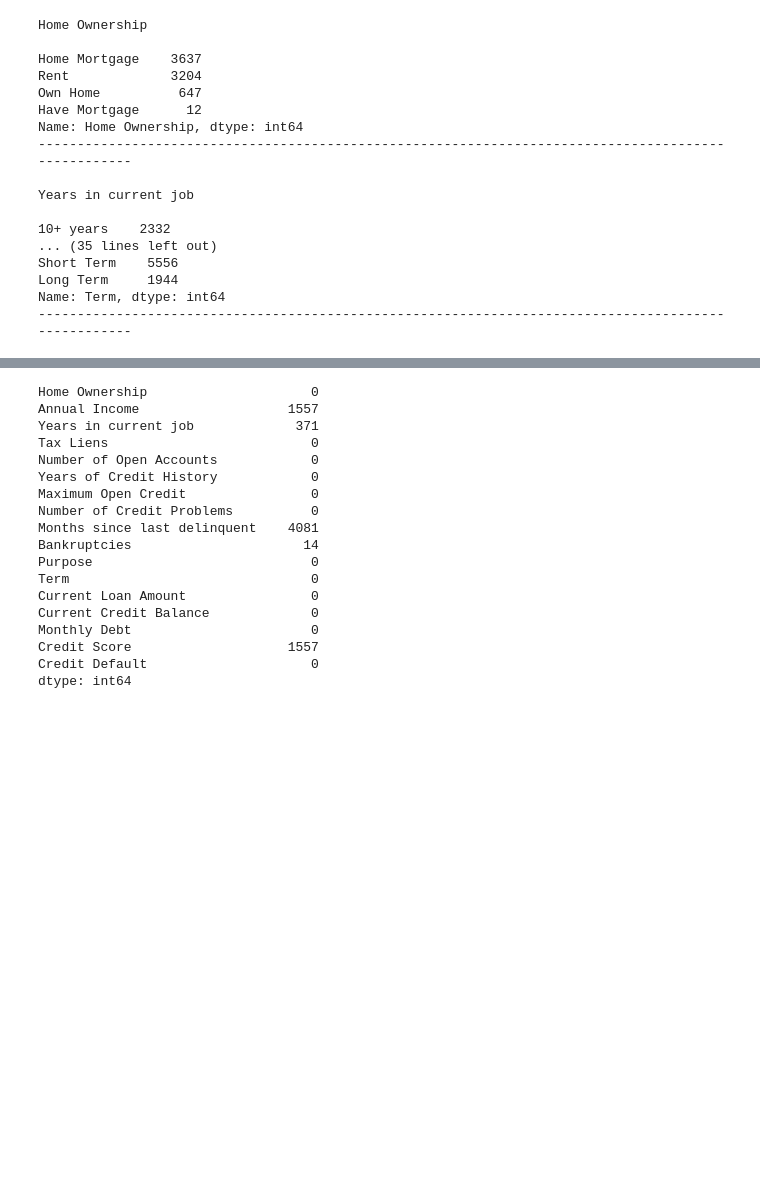
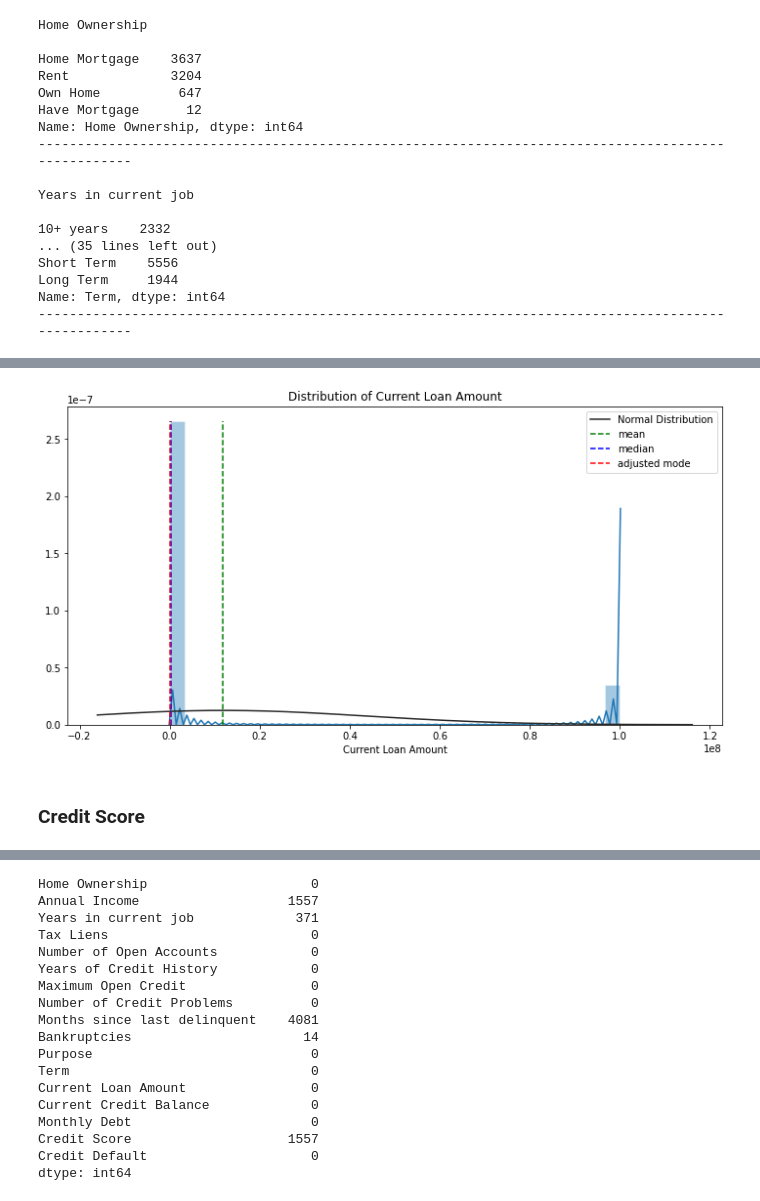
Before and after one commit to shatandv/GB_Python_DS_Libs_Contd_2020_09_17, a Jupyter notebook: course_project/AShataev_solution.ipynb, the cells around one changed output, grey strips where cells are left out. Cells and saved outputs as stored; diff of their text form; code cells hidden in the pictures; blank space fills up the shorter version.

```diff
--- a/course_project/AShataev_solution.ipynb
+++ b/course_project/AShataev_solution.ipynb
@@ -359,0 +477,6 @@ Name: Term, dtype: int64
+# %%
+plot_dist_with_stats(train_df['Current Loan Amount'], var_name='Current Loan Amount')
+# %% [output]
+[figure, added]
+# %% [markdown]
+### Credit Score
```
Also changed, not shown: parts of 36 cells of this notebook, 2 other files.
